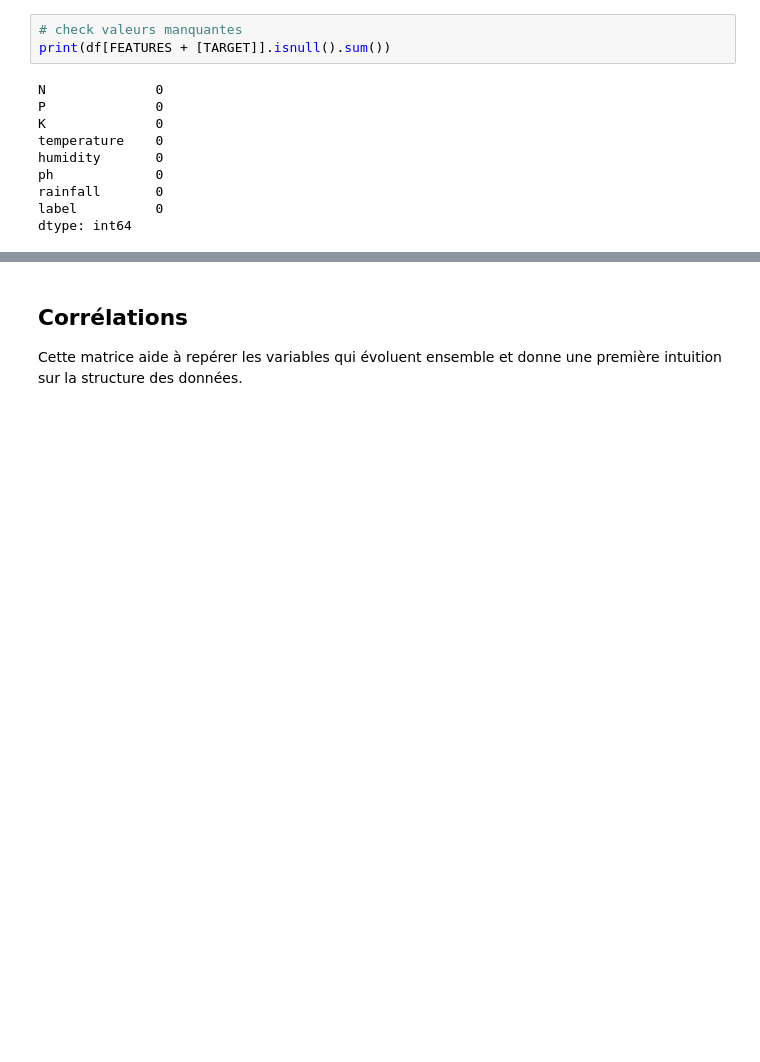
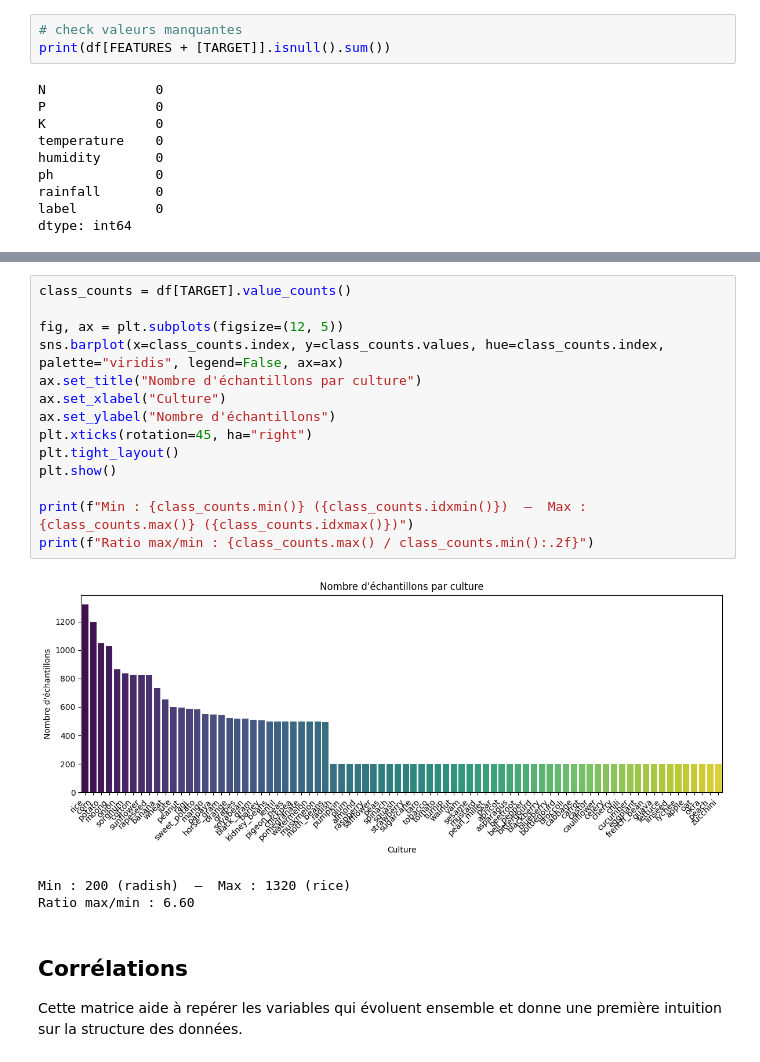
Before and after one commit to Mustafadr33/Smart-Agriculture-ML, a Jupyter notebook: notebooks/module1_crop_recommendation.ipynb, the cells around one changed output, grey strips where cells are left out. Saved outputs shown, nothing was run; the diff lists cells and outputs as text; blank space fills up the shorter version.

```diff
--- a/notebooks/module1_crop_recommendation.ipynb
+++ b/notebooks/module1_crop_recommendation.ipynb
@@ -75,3 +78,21 @@ dtype: int64
+# %%
+class_counts = df[TARGET].value_counts()
+
+fig, ax = plt.subplots(figsize=(12, 5))
+sns.barplot(x=class_counts.index, y=class_counts.values, hue=class_counts.index, palette="viridis", legend=False, ax=ax)
+ax.set_title("Nombre d'échantillons par culture")
+ax.set_xlabel("Culture")
+ax.set_ylabel("Nombre d'échantillons")
+plt.xticks(rotation=45, ha="right")
+plt.tight_layout()
+plt.show()
+
+print(f"Min : {class_counts.min()} ({class_counts.idxmin()})  —  Max : {class_counts.max()} ({class_counts.idxmax()})")
+print(f"Ratio max/min : {class_counts.max() / class_counts.min():.2f}")
+# %% [output]
+[figure, added]
+Min : 200 (radish)  —  Max : 1320 (rice)
+Ratio max/min : 6.60
 # %% [markdown]
 ## Corrélations
 Cette matrice aide à repérer les variables qui évoluent ensemble et donne une première intuition sur la structure des données.
```
Also changed, not shown: parts of 9 cells of this notebook, 1 other file.
